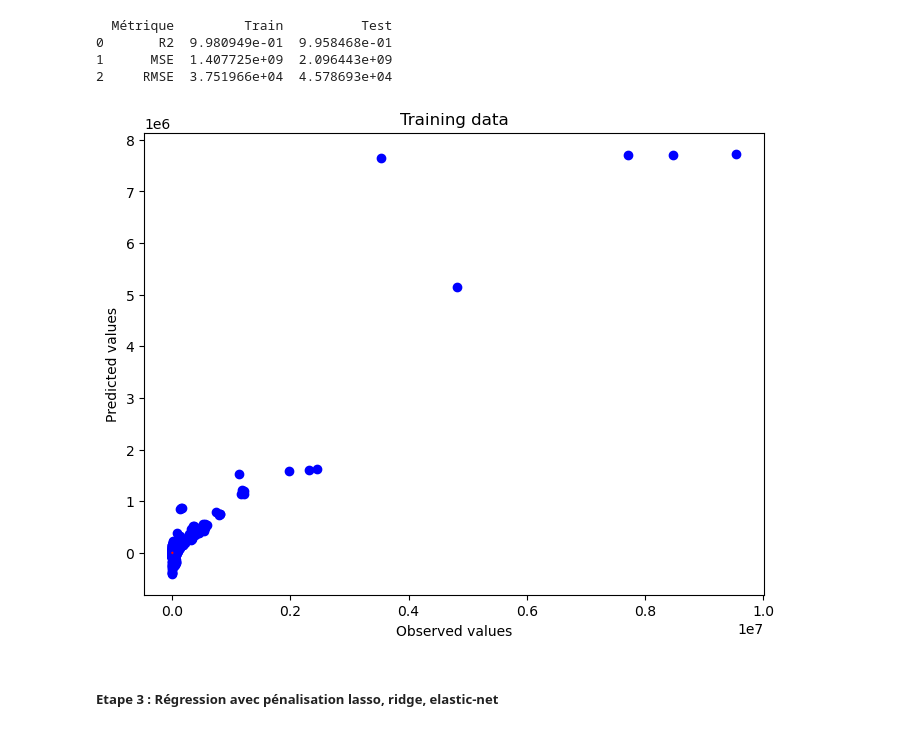
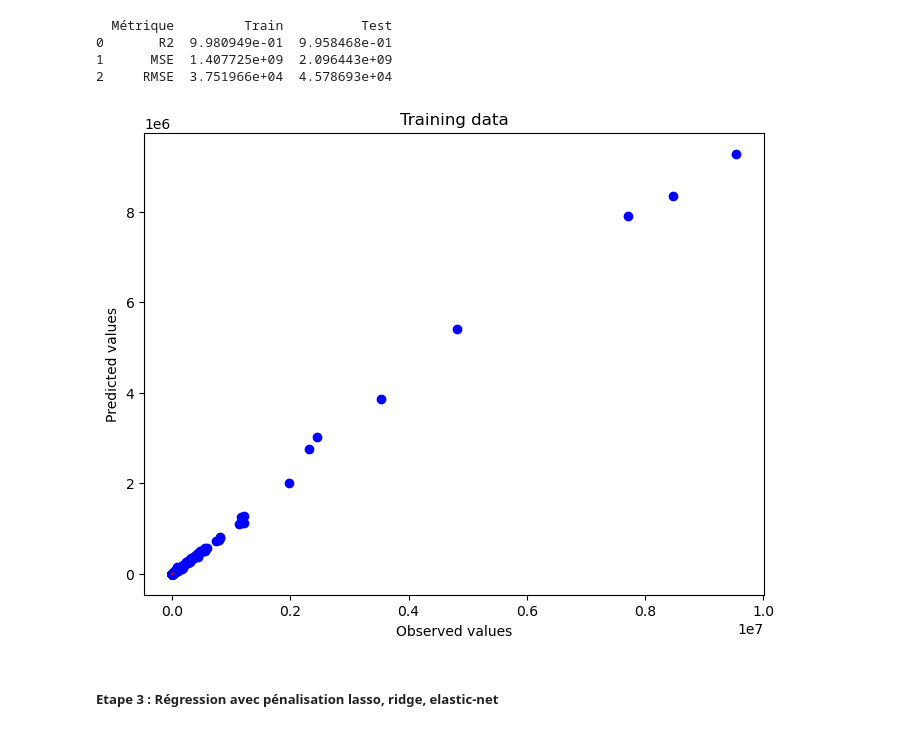
Before and after one commit to hugoguilbot/MLProject, a Jupyter notebook: Modélisation-Regression-Lineaire.ipynb, the cells around one changed output. Saved outputs shown, nothing was run; the diff lists cells and outputs as text; code cells hidden in the pictures.

```diff
--- a/Modélisation-Regression-Lineaire.ipynb
+++ b/Modélisation-Regression-Lineaire.ipynb
@@ -555,14 +541,14 @@ print(df_metrics)
 # %%
 # Tracer les valeurs observées en fonction des valeurs prédites sur les données d'entraînement
 plt.figure(figsize=(8, 6))
-plt.scatter(ys_test, lr2_y_test_pred, color='blue')
+plt.scatter(ys_test, np.exp(lr2_y_test_pred), color='blue')
 plt.xlabel('Observed values')
 plt.ylabel('Predicted values')
 plt.title('Training data')
 plt.plot(np.arange(0, 55, 5), np.arange(0, 55, 5), color='red')
 plt.show()
 # %% [output]
-[figure, old version]
+[figure, new version]
 # %% [markdown]
 ##### **Etape 3** : Régression avec pénalisation lasso, ridge, elastic-net
 # %% [markdown]
```
Also changed, not shown: parts of 11 cells of this notebook.
